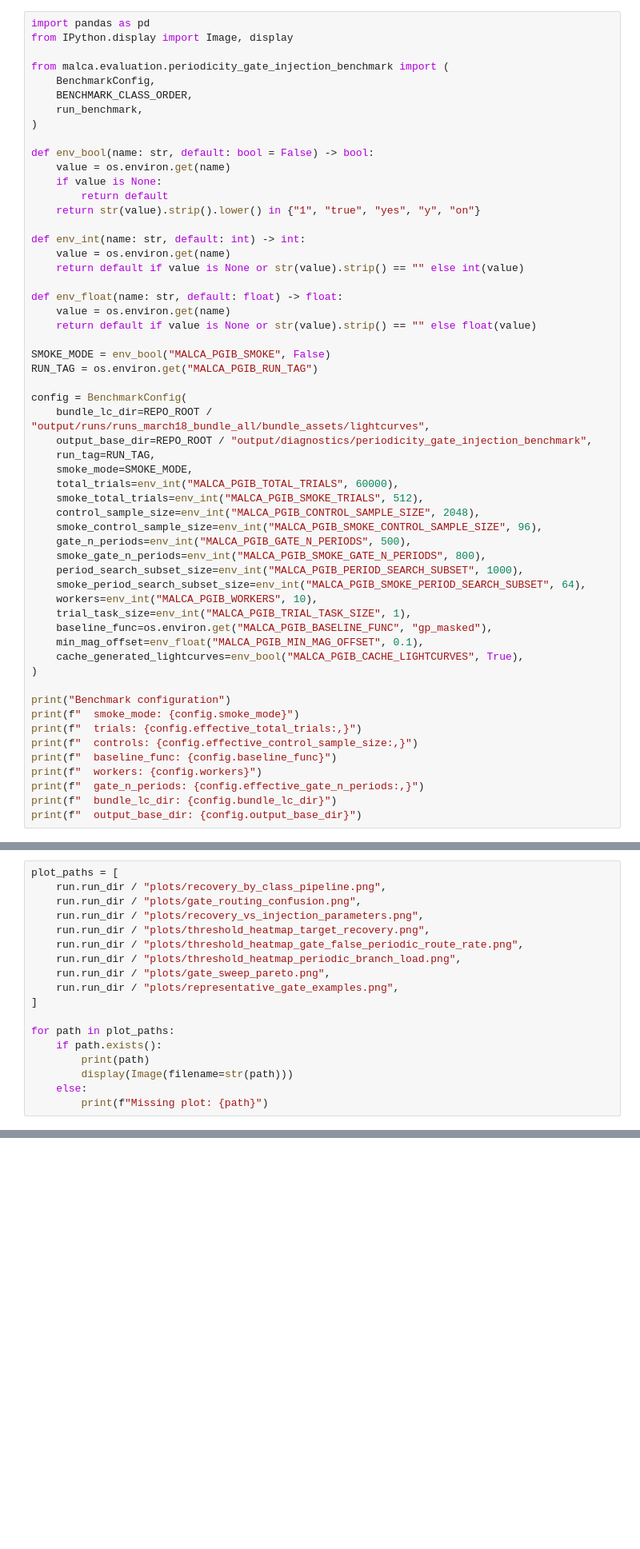
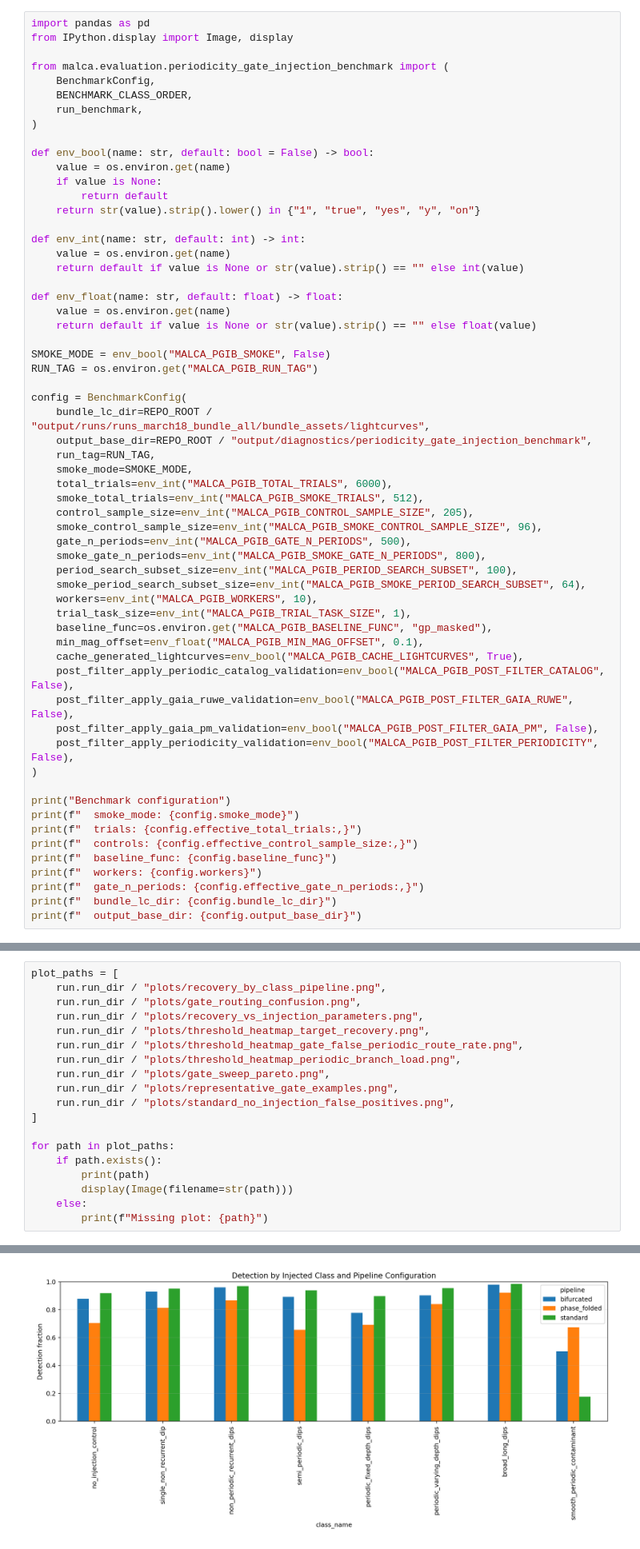
Before and after one commit to calderlen/MALCA, a Jupyter notebook: malca/notebooks/periodicity_gate_injection_benchmark.ipynb, the cells around one changed output, grey strips where cells are left out. Shown at 80% size. Saved outputs shown, nothing was run; the diff lists cells and outputs as text; blank space fills up the shorter version.

```diff
--- a/malca/notebooks/periodicity_gate_injection_benchmark.ipynb
+++ b/malca/notebooks/periodicity_gate_injection_benchmark.ipynb
@@ -58,19 +60,23 @@ config = BenchmarkConfig(
     output_base_dir=REPO_ROOT / "output/diagnostics/periodicity_gate_injection_benchmark",
     run_tag=RUN_TAG,
     smoke_mode=SMOKE_MODE,
-    total_trials=env_int("MALCA_PGIB_TOTAL_TRIALS", 60000),
+    total_trials=env_int("MALCA_PGIB_TOTAL_TRIALS", 6000),
     smoke_total_trials=env_int("MALCA_PGIB_SMOKE_TRIALS", 512),
-    control_sample_size=env_int("MALCA_PGIB_CONTROL_SAMPLE_SIZE", 2048),
+    control_sample_size=env_int("MALCA_PGIB_CONTROL_SAMPLE_SIZE", 205),
     smoke_control_sample_size=env_int("MALCA_PGIB_SMOKE_CONTROL_SAMPLE_SIZE", 96),
     gate_n_periods=env_int("MALCA_PGIB_GATE_N_PERIODS", 500),
     smoke_gate_n_periods=env_int("MALCA_PGIB_SMOKE_GATE_N_PERIODS", 800),
-    period_search_subset_size=env_int("MALCA_PGIB_PERIOD_SEARCH_SUBSET", 1000),
+    period_search_subset_size=env_int("MALCA_PGIB_PERIOD_SEARCH_SUBSET", 100),
     smoke_period_search_subset_size=env_int("MALCA_PGIB_SMOKE_PERIOD_SEARCH_SUBSET", 64),
     workers=env_int("MALCA_PGIB_WORKERS", 10),
     trial_task_size=env_int("MALCA_PGIB_TRIAL_TASK_SIZE", 1),
     baseline_func=os.environ.get("MALCA_PGIB_BASELINE_FUNC", "gp_masked"),
     min_mag_offset=env_float("MALCA_PGIB_MIN_MAG_OFFSET", 0.1),
     cache_generated_lightcurves=env_bool("MALCA_PGIB_CACHE_LIGHTCURVES", True),
+    post_filter_apply_periodic_catalog_validation=env_bool("MALCA_PGIB_POST_FILTER_CATALOG", False),
+    post_filter_apply_gaia_ruwe_validation=env_bool("MALCA_PGIB_POST_FILTER_GAIA_RUWE", False),
+    post_filter_apply_gaia_pm_validation=env_bool("MALCA_PGIB_POST_FILTER_GAIA_PM", False),
+    post_filter_apply_periodicity_validation=env_bool("MALCA_PGIB_POST_FILTER_PERIODICITY", False),
 )
 
 print("Benchmark configuration")
@@ -162,6 +259,7 @@ plot_paths = [
     run.run_dir / "plots/threshold_heatmap_periodic_branch_load.png",
     run.run_dir / "plots/gate_sweep_pareto.png",
     run.run_dir / "plots/representative_gate_examples.png",
+    run.run_dir / "plots/standard_no_injection_false_positives.png",
 ]
 
 for path in plot_paths:
@@ -170,3 +268,4 @@ for path in plot_paths:
         display(Image(filename=str(path)))
     else:
         print(f"Missing plot: {path}")
+# %% [output]
@@ -172,0 +273 @@ for path in plot_paths:
+[figure, added]
```
Also changed, not shown: parts of 8 cells of this notebook, 3 other files.
